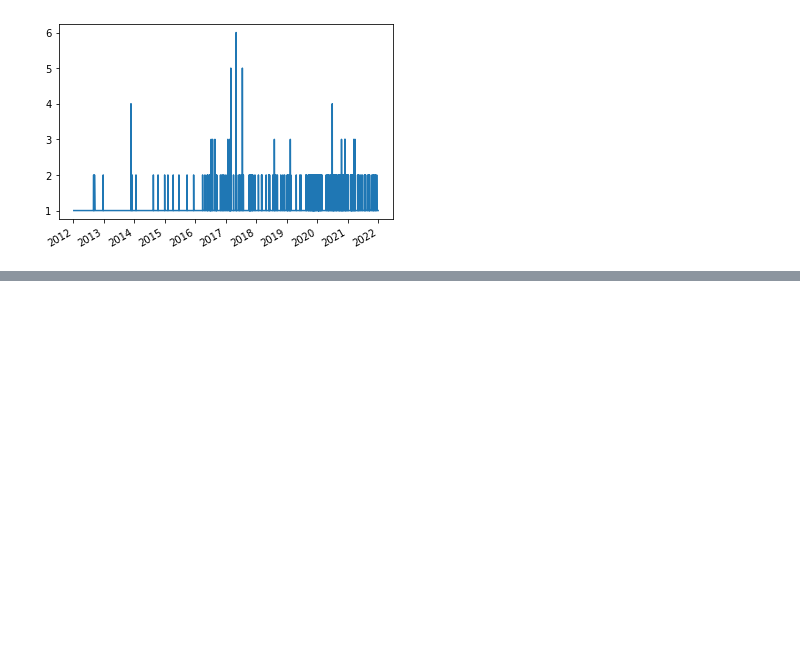
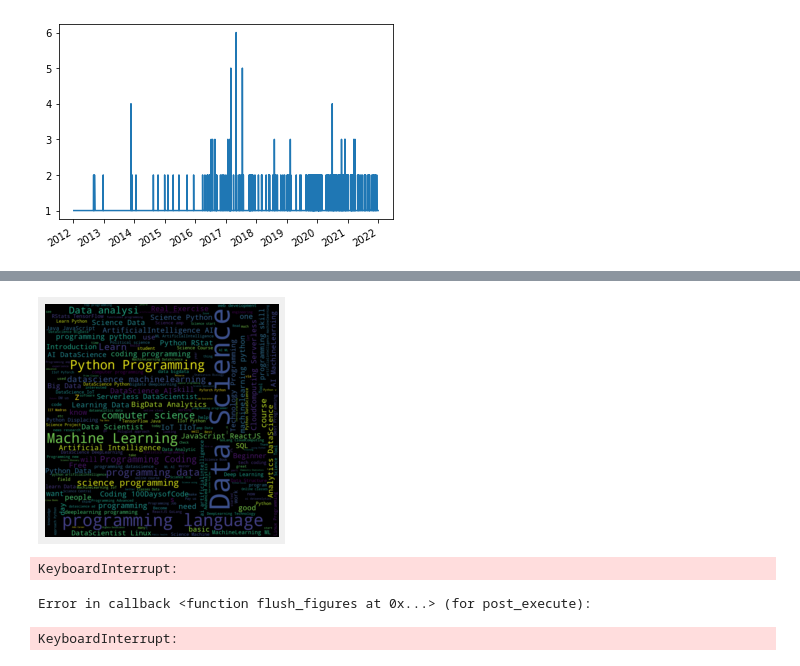
Before and after one commit to cstokl3/is310-FinalProject_cstokl3, a Jupyter notebook: final_project/data_science_dataset.ipynb, the cells around one changed output, grey strips where cells are left out. Cells and saved outputs as stored; diff of their text form; code cells hidden in the pictures; blank space fills up the shorter version.

```diff
--- a/final_project/data_science_dataset.ipynb
+++ b/final_project/data_science_dataset.ipynb
@@ -5,6 +5,11 @@ import matplotlib_inline
 from datetime import datetime, timedelta
 from matplotlib import pyplot as plt
 from matplotlib import dates as mpl_dates
+from textblob import TextBlob
+from wordcloud import WordCloud
+import numpy as np
+import re
+plt.style.use('fivethirtyeight')
 # %%
 # Creating list to append tweet data to
 tweets_list_datascience = []
@@ -40,3 +45,21 @@ tweets_df_datascience['Datetime'].value_counts().plot()
 # %% [output]
 <AxesSubplot:>
 [figure]
+# %%
+def cleanText(text):
+    text = re.sub(r'@[A-Za-z0-9]+', '', text)
+    text = re.sub(r'#', '', text)
+    text = re.sub(r'RT[\s]+','', text)
+    text = re.sub(r'https?:\/\/\S+', '', text)
+
+    return text
+
+tweets_df_datascience['Tweets'] = tweets_df_datascience['Text'].apply(cleanText)
+# %%
+def getSubjectivity(text):
+    return TextBlob(text).sentiment.subjectivity
+tweets_df_datascience['Subjectivity'] = tweets_df_datascience['Tweets'].apply(getSubjectivity)
+# %%
+def getPolarity(text):
+    return TextBlob(text).sentiment.polarity
+tweets_df_datascience['Polarity'] = tweets_df_datascience['Tweets'].apply(getPolarity)
@@ -42,0 +82,22 @@ tweets_df_datascience['Datetime'].value_counts().plot()
+# %%
+wordy = ' '.join( [tweets for tweets in tweets_df_datascience['Tweets']] )
+cloud = WordCloud(width = 1000, height = 1000, random_state = 22, max_font_size=120).generate(wordy)
+
+plt.imshow(cloud, interpolation = 'bilinear')
+plt.axis('off')
+plt.show()
+# %% [output]
+[figure, added]
+# %%
+plt.figure(figsize=(8,6))
+for i in range(0, tweets_df_datascience.shape[0]):
+    plt.scatter(tweets_df_datascience['Polarity'][i], tweets_df_datascience['Subjectivity'][i], color='Green')
+
+plt.title('Data Science Sentiment Analysis')
+plt.xlabel('Polarity')
+plt.ylabel('Subjectivity')
+plt.show()
+# %% [output]
+KeyboardInterrupt:
+Error in callback <function flush_figures at 0x...> (for post_execute):
+KeyboardInterrupt:
```
Also changed, not shown: parts of 1 cell of this notebook, 12 other files.
